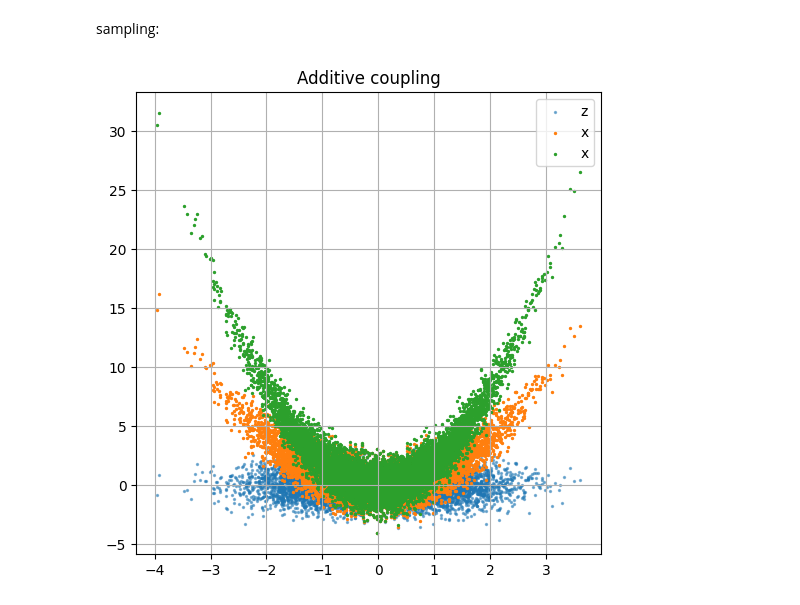
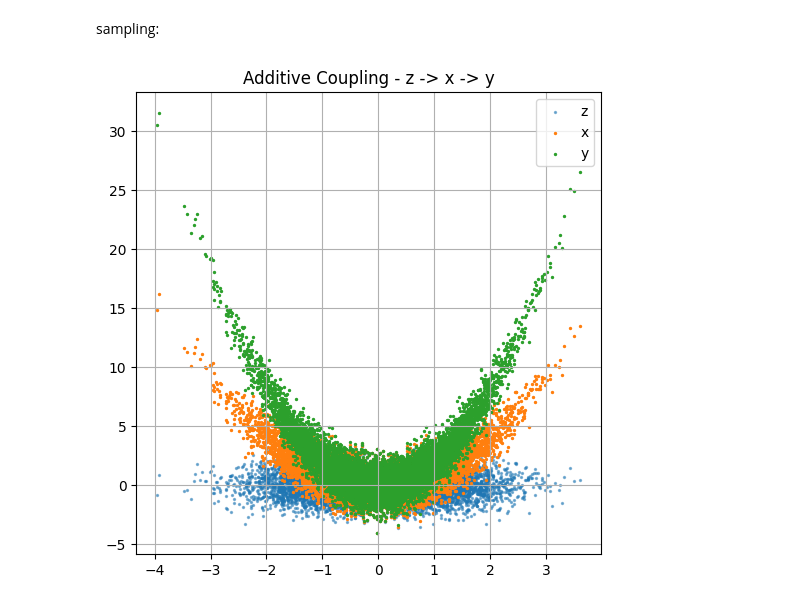
Before and after one commit to rpivi/Normalizing_Flow, a Jupyter notebook: jacobian_triangular.ipynb, the cells around one changed output. Cells and saved outputs as stored; diff of their text form; code cells hidden in the pictures.

```diff
--- a/jacobian_triangular.ipynb
+++ b/jacobian_triangular.ipynb
@@ -68,16 +68,16 @@ sampling:
 # %%
 key = jax.random.PRNGKey(0)
 z = jax.random.normal(key, (10000, 2))
 x = forward(z)
 y = forward(x)
 
 plt.figure(figsize=(6,6))
 plt.scatter(z[:,0], z[:,1], s=2, alpha=0.5, label='z')
 plt.scatter(x[:,0], x[:,1], s=2, label='x')
-plt.scatter(y[:,0], y[:,1], s=2, label='x')
-plt.title("Additive coupling")
+plt.scatter(y[:,0], y[:,1], s=2, label='y')
+plt.title("Additive Coupling - z -> x -> y")
 plt.legend()
 plt.grid()
 plt.show()
 # %% [output]
-[figure, old version]
+[figure, new version]
```
Also changed, not shown: 6 other files.
